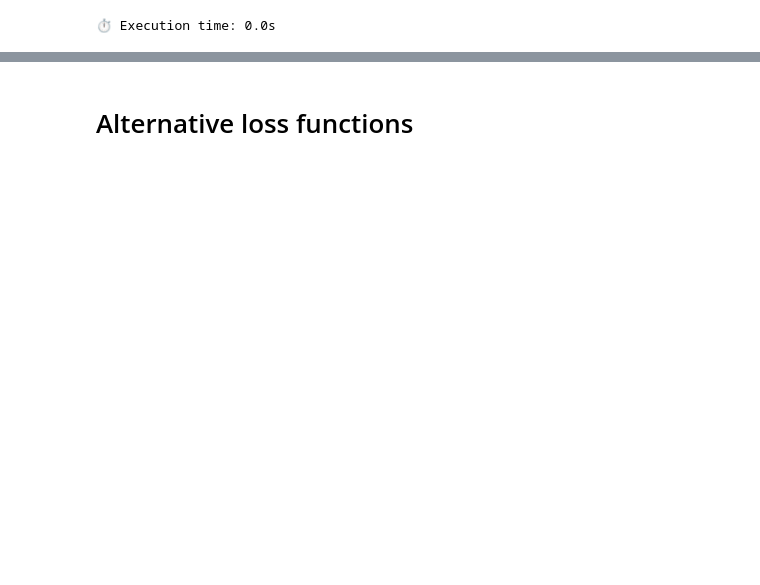
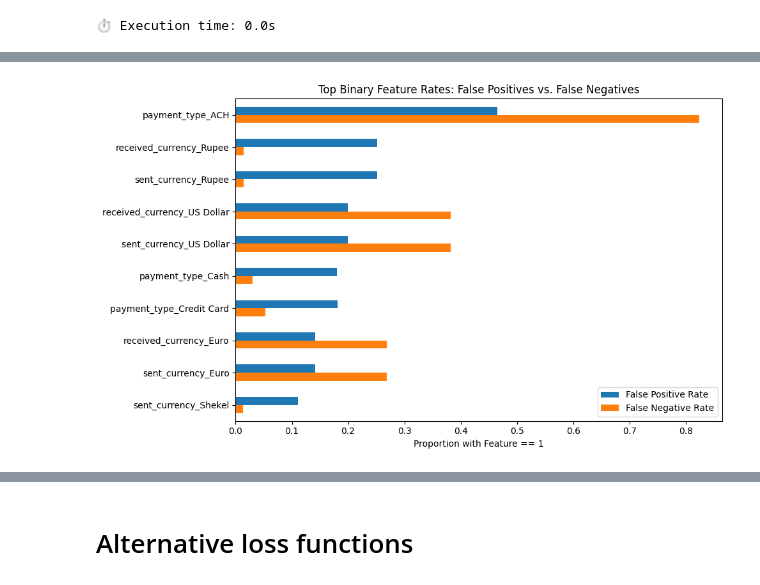
Before and after one commit to engie4800/dsi-capstone-spring-2025-TD-anti-money-laundering, a Jupyter notebook: Code/notebooks/Sophie/practice_gnn_colab.ipynb, the cells around one changed output, grey strips where cells are left out. Cells and saved outputs as stored; diff of their text form; code cells hidden in the pictures; blank space fills up the shorter version.

Commit message:
modeling: updated gnn

```diff
--- a/Code/notebooks/Sophie/practice_gnn_colab.ipynb
+++ b/Code/notebooks/Sophie/practice_gnn_colab.ipynb
@@ -189,0 +449,5 @@ Dataset: test
+# %%
+# Assign node features per split to avoid leakage
+pl.train_nodes = compute_split_specific_node_features(pl, "train", tr_inds)
+pl.val_nodes = compute_split_specific_node_features(pl, "val", tr_val_inds)
+pl.test_nodes = compute_split_specific_node_features(pl, "test", tr_val_te_inds)
@@ -189,0 +668,2 @@ Dataset: test
+# %%
+tr_loader, val_loader, te_loader, tr_data, val_data, te_data = get_data_loaders(tr_data, val_data, te_data, tr_inds, val_inds, te_inds, edge_index, y)
@@ -494,6 +1288,6 @@ def train(model, optimizer, loss_fn, tr_loader, val_loader, threshold=0.5, epoch
 ⏱️ Execution time: 0.0s
 # %%
 # Run Training
-train(model, optimizer, criterion, tr_loader, val_loader, threshold=0.5, epochs=50)
+train(model, optimizer, criterion, tr_loader, val_loader, te_loader, tr_inds, val_inds, te_inds, pl, threshold=0.5, epochs=50)
 # %% [output]
 Epoch 1/50
@@ -506,0 +1493,2 @@ Train Rec: 0.2361 | Val Rec: 0.0055
+# %%
+df_eval = df_eval_scaled.copy()
@@ -506,0 +1497,71 @@ Train Rec: 0.2361 | Val Rec: 0.0055
+# %%
+# Identify binary features (those with only two unique values: 0 and 1)
+binary_features = ['currency_changed',
+       'received_currency_Australian Dollar', 'received_currency_Bitcoin',
+       'received_currency_Brazil Real', 'received_currency_Canadian Dollar',
+       'received_currency_Euro', 'received_currency_Mexican Peso',
+       'received_currency_Ruble', 'received_currency_Rupee',
+       'received_currency_Saudi Riyal', 'received_currency_Shekel',
+       'received_currency_Swiss Franc', 'received_currency_UK Pound',
+       'received_currency_US Dollar', 'received_currency_Yen',
+       'received_currency_Yuan', 'sent_currency_Australian Dollar',
+       'sent_currency_Bitcoin', 'sent_currency_Brazil Real',
+       'sent_currency_Canadian Dollar', 'sent_currency_Euro',
+       'sent_currency_Mexican Peso', 'sent_currency_Ruble',
+       'sent_currency_Rupee', 'sent_currency_Saudi Riyal',
+       'sent_currency_Shekel', 'sent_currency_Swiss Franc',
+       'sent_currency_UK Pound', 'sent_currency_US Dollar',
+       'sent_currency_Yen', 'sent_currency_Yuan', 'payment_type_ACH',
+       'payment_type_Bitcoin', 'payment_type_Cash', 'payment_type_Cheque',
+       'payment_type_Credit Card', 'payment_type_Reinvestment',
+       'payment_type_Wire']
+
+# Separate subsets
+false_positives = df_eval[(df_eval["pred"] == 1) & (df_eval["label"] == 0)]
+false_negatives = df_eval[(df_eval["pred"] == 0) & (df_eval["label"] == 1)]
+
+# Compare mean values of binary features for FP and FN
+fp_means = false_positives[binary_features].mean().rename("False Positive Rate")
+fn_means = false_negatives[binary_features].mean().rename("False Negative Rate")
+comparison_df = pd.concat([fp_means, fn_means], axis=1)
+comparison_df["Diff"] = (comparison_df["False Positive Rate"] - comparison_df["False Negative Rate"]).abs()
+comparison_df_sorted = comparison_df.sort_values("Diff", ascending=False)
+
+import seaborn as sns
+import matplotlib.pyplot as plt
+
+# Plot the top 10 binary features by difference in FP and FN rate
+top_binary = comparison_df_sorted.head(10)
+
+plt.figure(figsize=(10, 6))
+top_binary[["False Positive Rate", "False Negative Rate"]].plot(kind="barh", figsize=(10, 6))
+plt.title("Top Binary Feature Rates: False Positives vs. False Negatives")
+plt.xlabel("Proportion with Feature == 1")
+plt.tight_layout()
+plt.gca().invert_yaxis()
+plt.show()
+
+# Identify continuous features (float or int types, excluding edge_id)
+continuous_features = ['sent_amount_usd',
+       'received_amount_usd', 'timestamp_scaled', 'time_diff_from',
+       'turnaround_time', 'day_sin', 'day_cos', 'time_of_day_sin',
+       'time_of_day_cos']
+
+import seaborn as sns
+import matplotlib.pyplot as plt
+
+# Plot distributions for top continuous features (up to 6 for clarity)
+top_cont = continuous_features[:6]
+
+fig, axes = plt.subplots(nrows=2, ncols=3, figsize=(18, 8))
+axes = axes.flatten()
+
+for i, col in enumerate(top_cont):
+    sns.kdeplot(false_positives[col], label="False Positive", ax=axes[i], fill=True)
+    sns.kdeplot(false_negatives[col], label="False Negative", ax=axes[i], fill=True)
+    axes[i].set_title(col)
+    axes[i].legend()
+
+plt.tight_layout()
+plt.show()
+# %% [output]
@@ -506,0 +1569 @@ Train Rec: 0.2361 | Val Rec: 0.0055
+[figure, added]
```
Also changed, not shown: parts of 64 cells of this notebook.
